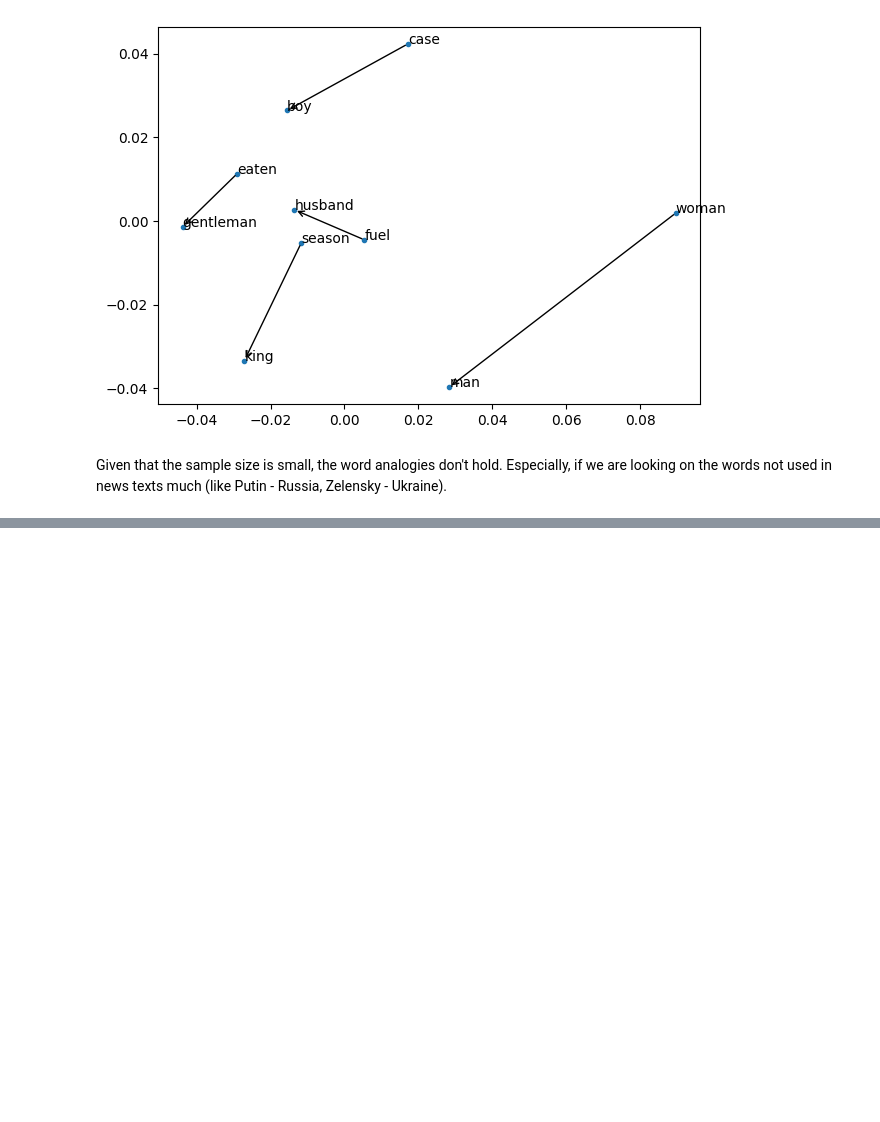
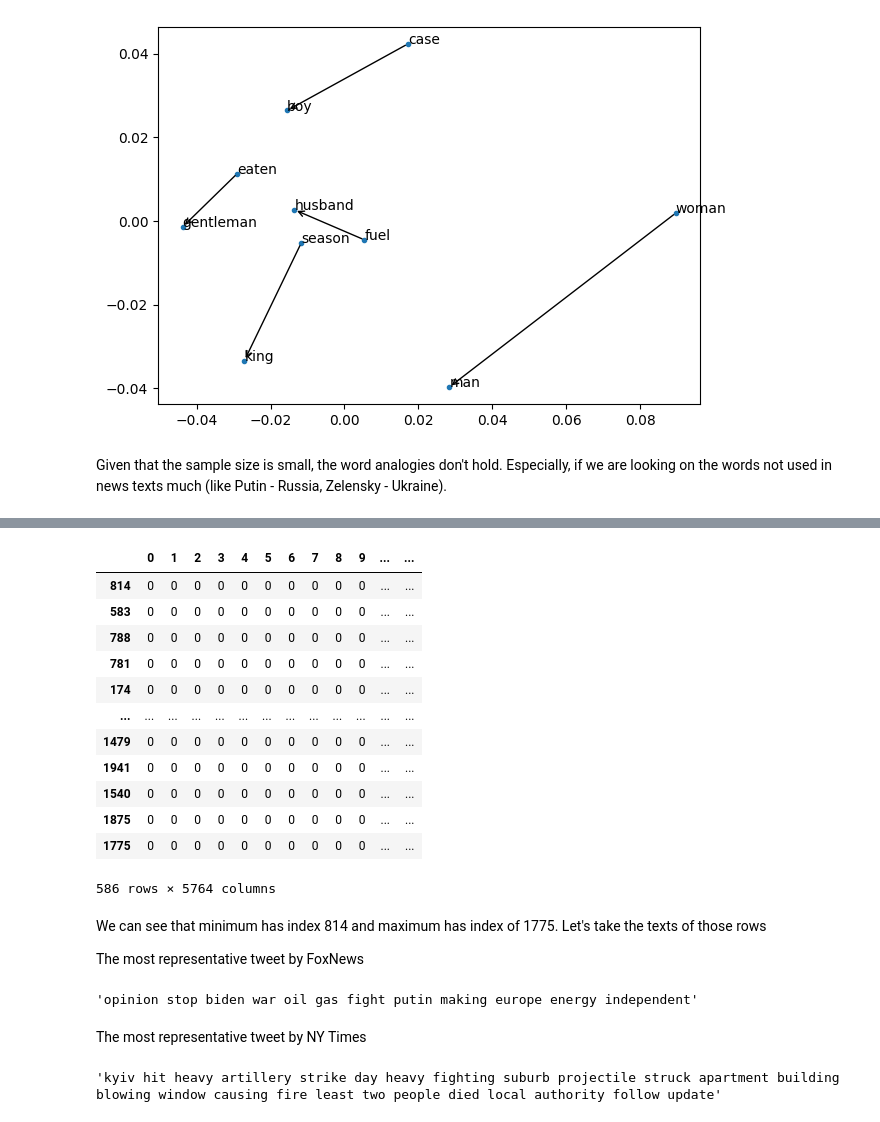
Before and after one commit to damirash/Analysis-of-Tweet_News, a Jupyter notebook: code - Abay.ipynb, the cells around one changed output, grey strips where cells are left out. Cells and saved outputs as stored; diff of their text form; code cells hidden in the pictures; blank space fills up the shorter version.

Commit message:
Most similar done

```diff
--- a/code - Abay.ipynb
+++ b/code - Abay.ipynb
@@ -893,0 +900,2 @@ Given that the sample size is small, the word analogies don't hold. Especially,
+# %%
+count = pd.DataFrame(count.toarray())
@@ -893,0 +904,43 @@ Given that the sample size is small, the word analogies don't hold. Especially,
+# %%
+from sklearn.model_selection import train_test_split
+X_train, X_test, y_train, y_test = train_test_split(count, df['is_nyt'], test_size=0.3, random_state=1, stratify = df['is_nyt'])
+# %%
+from sklearn.linear_model import LinearRegression
+
+from sklearn.metrics import classification_report
+
+linear_regressor = LinearRegression()
+linear_regressor.fit(X_train, y_train)
+predictions = linear_regressor.predict(X_test)
+# %%
+X_test['predictions'] = predictions
+# %%
+X_test.sort_values(by=['predictions'])
+# %% [output]
+|  | 0 | 1 | 2 | 3 | 4 | 5 | 6 | 7 | 8 | 9 | ... | ... |
+| 814 | 0 | 0 | 0 | 0 | 0 | 0 | 0 | 0 | 0 | 0 | ... | ... |
+| 583 | 0 | 0 | 0 | 0 | 0 | 0 | 0 | 0 | 0 | 0 | ... | ... |
+| 788 | 0 | 0 | 0 | 0 | 0 | 0 | 0 | 0 | 0 | 0 | ... | ... |
+| 781 | 0 | 0 | 0 | 0 | 0 | 0 | 0 | 0 | 0 | 0 | ... | ... |
+| 174 | 0 | 0 | 0 | 0 | 0 | 0 | 0 | 0 | 0 | 0 | ... | ... |
+| ... | ... | ... | ... | ... | ... | ... | ... | ... | ... | ... | ... | ... |
+| 1479 | 0 | 0 | 0 | 0 | 0 | 0 | 0 | 0 | 0 | 0 | ... | ... |
+| 1941 | 0 | 0 | 0 | 0 | 0 | 0 | 0 | 0 | 0 | 0 | ... | ... |
+| 1540 | 0 | 0 | 0 | 0 | 0 | 0 | 0 | 0 | 0 | 0 | ... | ... |
+| 1875 | 0 | 0 | 0 | 0 | 0 | 0 | 0 | 0 | 0 | 0 | ... | ... |
+| 1775 | 0 | 0 | 0 | 0 | 0 | 0 | 0 | 0 | 0 | 0 | ... | ... |
+586 rows × 5764 columns
+# %% [markdown]
+We can see that minimum has index 814 and maximum has index of 1775. Let's take the texts of those rows
+
+The most representative tweet by FoxNews
+# %%
+df.text.iloc[[814]].tolist()[0]
+# %% [output]
+'opinion stop biden war oil gas fight putin making europe energy independent'
+# %% [markdown]
+The most representative tweet by NY Times
+# %%
+df.text.iloc[[1775]].tolist()[0]
+# %% [output]
+'kyiv hit heavy artillery strike day heavy fighting suburb projectile struck apartment building blowing window causing fire least two people died local authority follow update'
```
Also changed, not shown: parts of 3 cells of this notebook.
